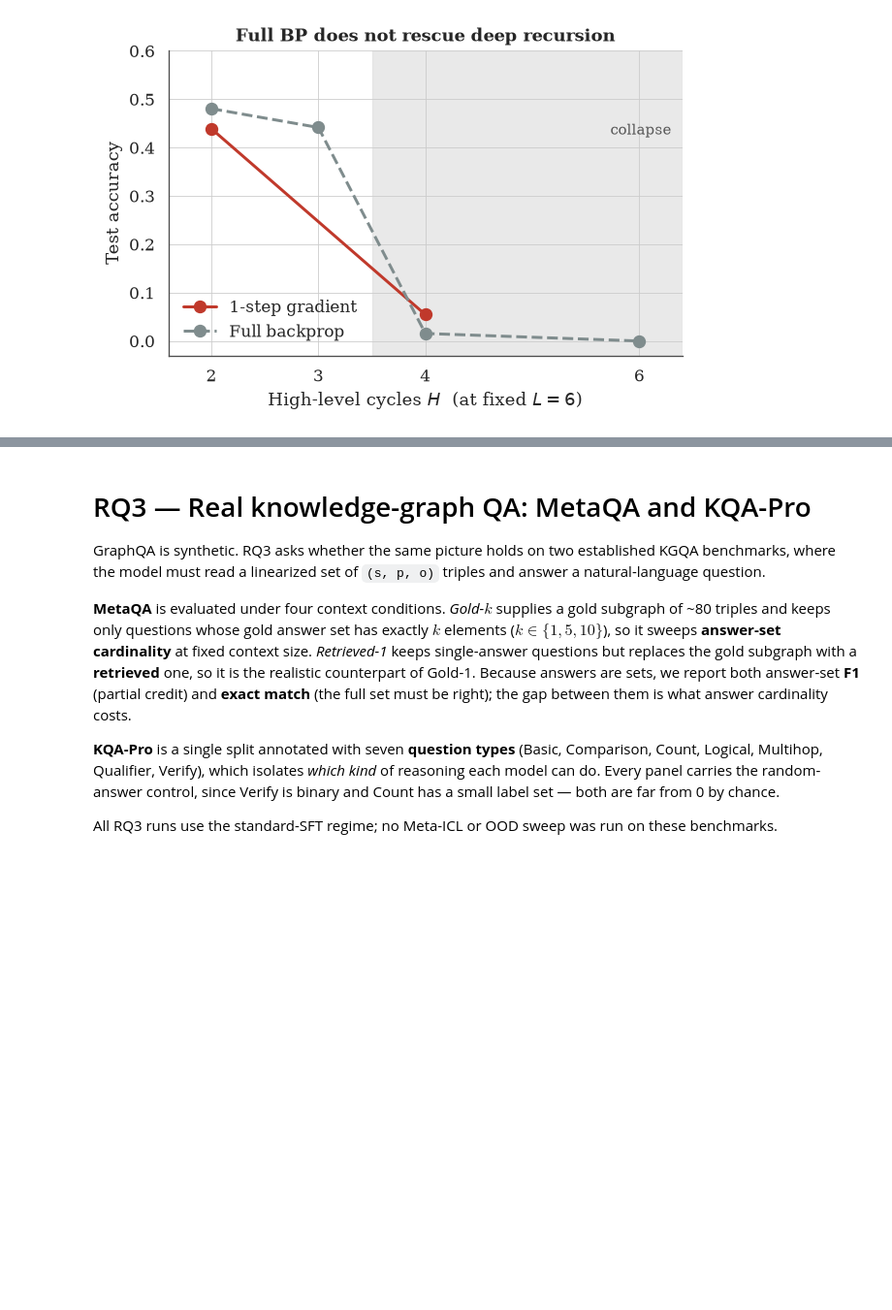
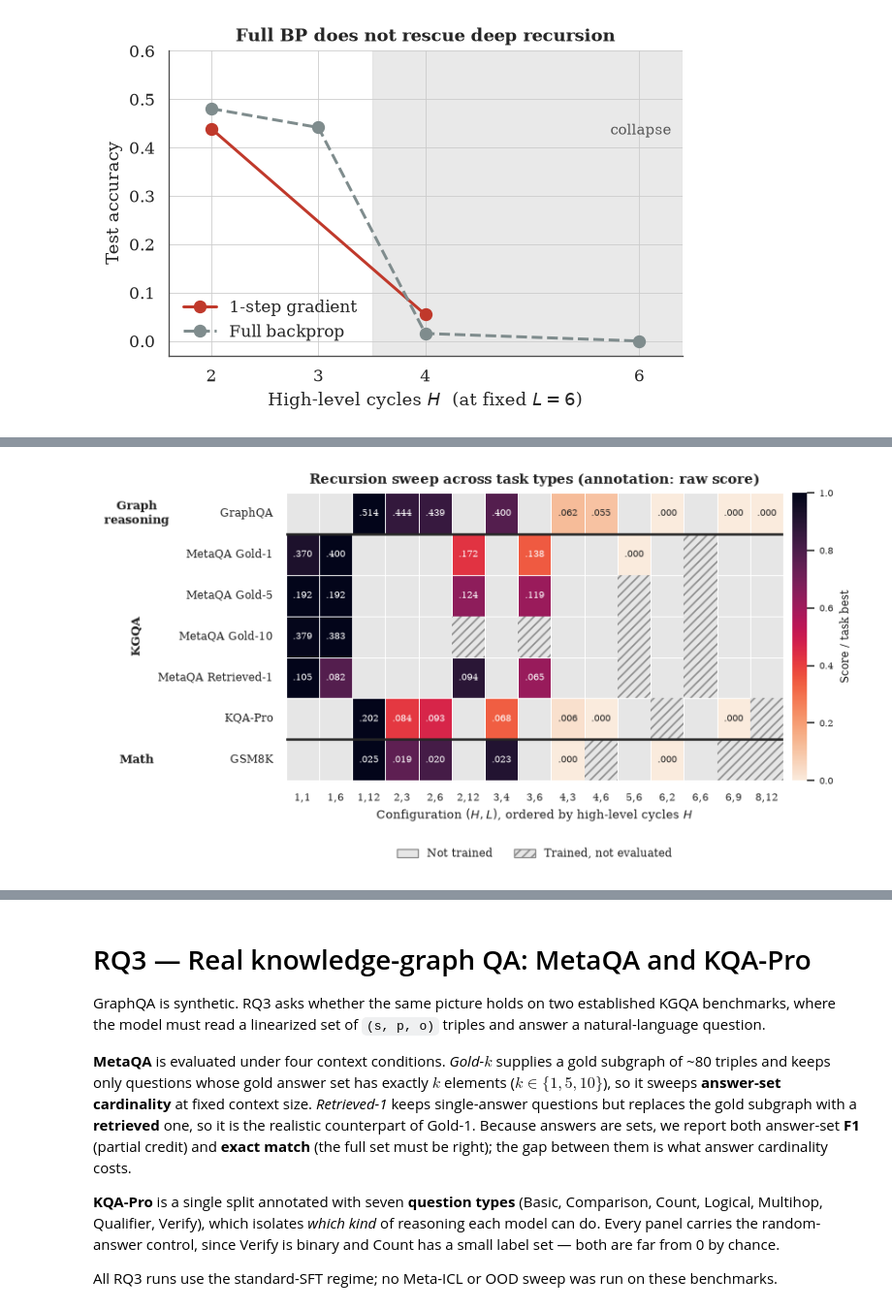
Before and after one commit to MariusAAROS/HRM-Text-for-Graphs, a Jupyter notebook: report/paper_results.ipynb, the cells around one changed output, grey strips where cells are left out. Shown at 97% size. Drawn from its saved outputs; the diff is of its cells as text; code cells hidden in the pictures; blank space fills up the shorter version.

```diff
--- a/report/paper_results.ipynb
+++ b/report/paper_results.ipynb
@@ -831,0 +958,65 @@ cycles serve internal deliberation or output construction.
+# %%
+# Full-width `figure*`: every benchmark x every (H, L) configuration. Color is the score
+# relative to that benchmark's best configuration, so rows with very different raw scales
+# (GraphQA ~0.5, GSM8K ~0.02) share one scale; the annotation is the raw score.
+def fmt_score(v):
+    return f"{v:.3f}".lstrip("0") if v < 1 else f"{v:.2f}"
+
+
+def plot_sweep_heatmap(fname="recursion_by_task"):
+    labels = [f"{h},{l}" for h, l in SWEEP_CONFIGS]
+    raw = sweep_grid.set_axis(labels, axis=1)
+    rel = raw.div(raw.max(axis=1), axis=0)
+    annot = raw.map(lambda v: "" if pd.isna(v) else fmt_score(v))
+
+    fig, ax = plt.subplots(figsize=(PAGE_W, 0.3 * len(SWEEP_ORDER) + 1.3))
+    sns.heatmap(
+        rel, mask=rel.isna(), annot=annot, fmt="",
+        cmap="rocket_r", vmin=0, vmax=1, linewidths=0.4, linecolor="white",
+        annot_kws={"fontsize": 6}, cbar_kws={"label": "Score / task best", "pad": 0.015},
+        ax=ax,
+    )
+    ax.set_facecolor("0.90")  # configuration never trained on this benchmark
+    ax.grid(False)
+
+    # Trained but never evaluated: hatched, so it is not mistaken for an untried config.
+    for i, task in enumerate(SWEEP_ORDER):
+        for j, cfg in enumerate(SWEEP_CONFIGS):
+            if trained_grid.loc[task, cfg] and pd.isna(sweep_grid.loc[task, cfg]):
+                ax.add_patch(mpl.patches.Rectangle(
+                    (j, i), 1, 1, facecolor="0.90", edgecolor="0.55", hatch="////",
+                    linewidth=0, zorder=3,
+                ))
+
+    # Task-type blocks, separated like the Direct / Meta-ICL blocks of RQ1.
+    types = [TASK_TYPES[t] for t in SWEEP_ORDER]
+    bounds = [i for i in range(1, len(types)) if types[i] != types[i - 1]]
+    for b in bounds:
+        ax.axhline(b, color="0.15", linewidth=1.6, zorder=5)
+    for name, lo, hi in zip(dict.fromkeys(types), [0] + bounds, bounds + [len(types)]):
+        ax.text(-0.3, (lo + hi) / 2, name.replace(" ", "\n"),
+                transform=ax.get_yaxis_transform(), rotation=90 if hi - lo > 1 else 0,
+                va="center", ha="center", fontsize=7.5, fontweight="bold")
+
+    ax.set_xticklabels(labels, rotation=0, fontsize=6.5)
+    ax.set_yticklabels(SWEEP_ORDER, rotation=0, fontsize=7)
+    ax.set_xlabel("Configuration $(H, L)$, ordered by high-level cycles $H$", fontsize=8)
+    ax.set_ylabel("")
+    ax.set_title("Recursion sweep across task types (annotation: raw score)", fontsize=9)
+    ax.figure.axes[-1].yaxis.label.set_size(7)
+    ax.figure.axes[-1].tick_params(labelsize=6)
+
+    handles = [
+        mpl.patches.Patch(facecolor="0.90", edgecolor="0.55", label="Not trained"),
+        mpl.patches.Patch(facecolor="0.90", edgecolor="0.55", hatch="////",
+                          label="Trained, not evaluated"),
+    ]
+    ax.legend(handles=handles, loc="upper center", bbox_to_anchor=(0.5, -0.2),
+              ncol=2, fontsize=7, frameon=False)
+    save_fig(fig, fname)
+    plt.show()
+
+
+plot_sweep_heatmap()
+# %% [output]
+[figure, added]
```
Also changed, not shown: parts of 15 cells of this notebook, 8 other files.
